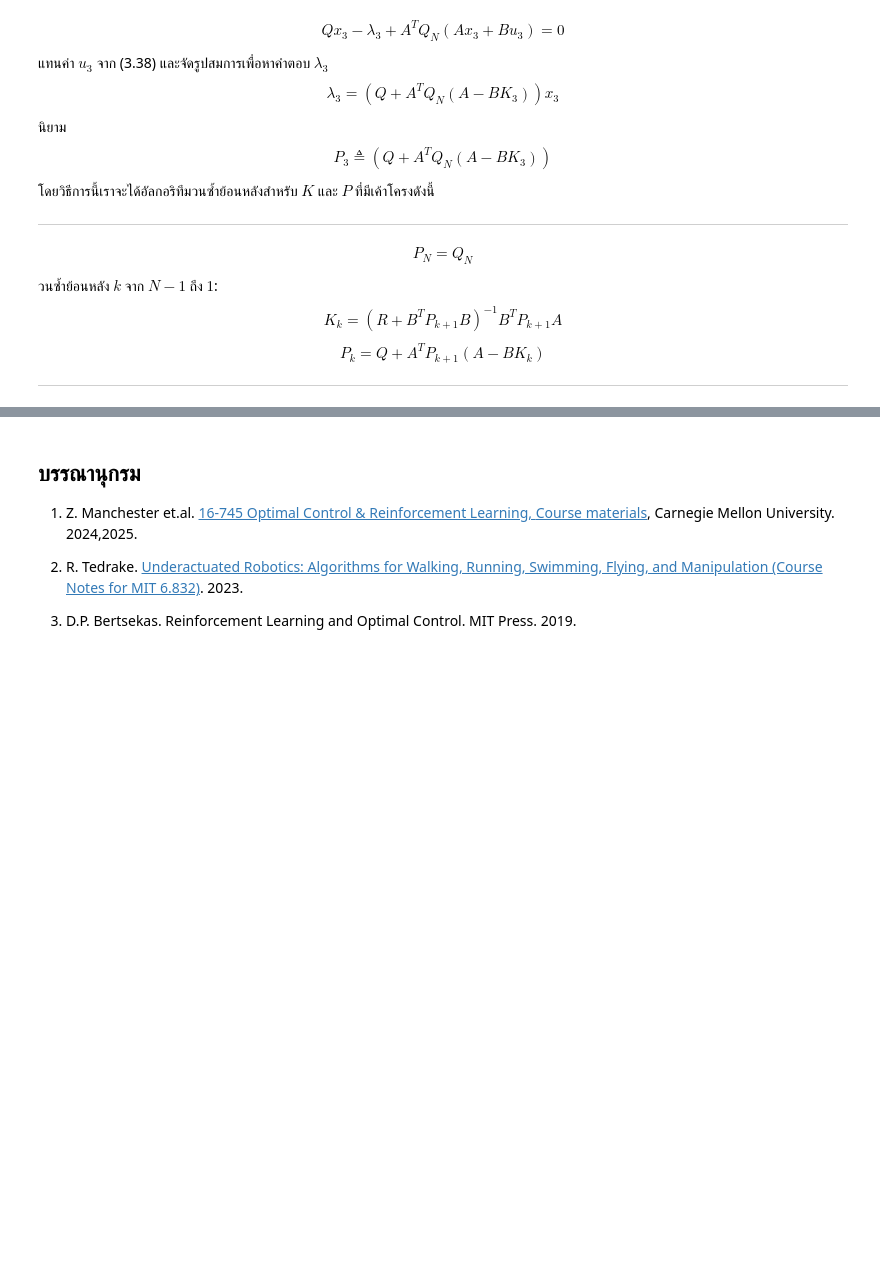
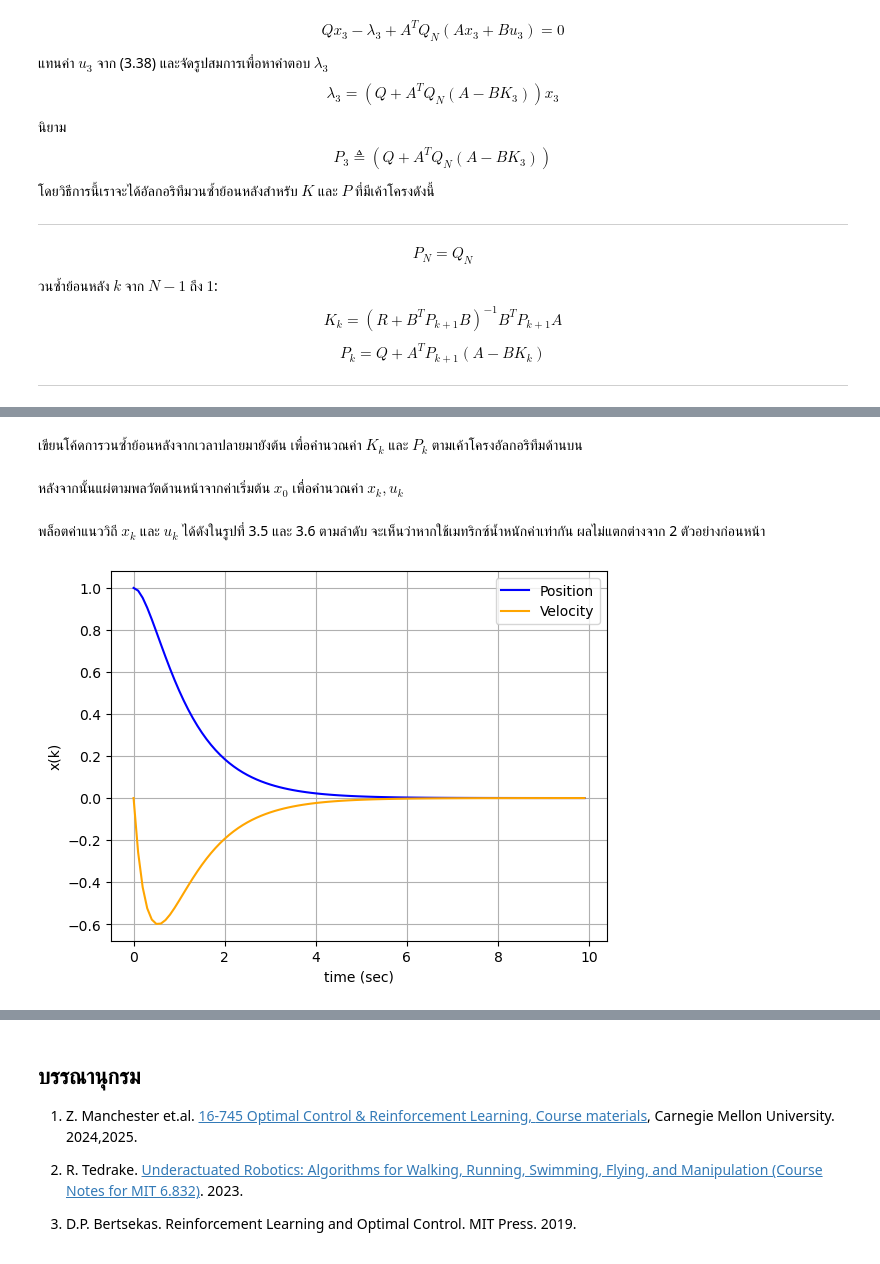
Before and after one commit to dewdotninja/ocrl, a Jupyter notebook: doc/notebooks/chapter3.ipynb, the cells around one changed output, grey strips where cells are left out. Saved outputs shown, nothing was run; the diff lists cells and outputs as text; code cells hidden in the pictures; blank space fills up the shorter version.

```diff
--- a/doc/notebooks/chapter3.ipynb
+++ b/doc/notebooks/chapter3.ipynb
@@ -808,0 +862,3 @@ $$
+# %%
+# Initial conditions
+x0 = np.array([[1.0],[0]])
@@ -808,0 +867,28 @@ $$
+# %%
+P = np.zeros((n,n,N))
+K = np.zeros((m,n,N-1))
+P[:,:,N-1] = Qn
+# %% [markdown]
+เขียนโค้ดการวนซ้ำย้อนหลังจากเวลาปลายมายังต้น เพื่อคำนวณค่า $K_k$ และ $P_k$ ตามเค้าโครงอัลกอริทึมด้านบน
+# %%
+# Backward Riccati recursion
+for k in range(N-1,0,-1):
+    K[:,:,k-1] = solve(R + B.T@P[:,:,k]@B,B.T@P[:,:,k]@A)
+    P[:,:,k-1] = Q + A.T@P[:,:,k]@(A-B@K[:,:,k-1])
+# %% [markdown]
+หลังจากนั้นแผ่ตามพลวัตด้านหน้าจากค่าเริ่มต้น $x_0$ เพื่อคำนวณค่า $x_k, u_k$
+# %%
+# Forward rollout starting at x0
+xhist = np.zeros((n,N))
+xhist[:,[0]] = x0
+uhist = np.zeros((m,N-1))
+for k in range(N-1):
+    uhist[:,[k]] = -K[:,:,k]@xhist[:,[k]]
+    xhist[:,[k+1]] = A@xhist[:,[k]] + B*uhist[:,[k]]
+# %% [markdown]
+พล็อตค่าแนววิถี $x_k$ และ $u_k$ ได้ดังในรูปที่ 3.5 และ 3.6 ตามลำดับ
+จะเห็นว่าหากใช้เมทริกซ์น้ำหนักค่าเท่ากัน ผลไม่แตกต่างจาก 2 ตัวอย่างก่อนหน้า
+# %%
+plotx(thist,xhist)
+# %% [output]
+[figure, added]
```
Also changed, not shown: parts of 40 cells of this notebook.
